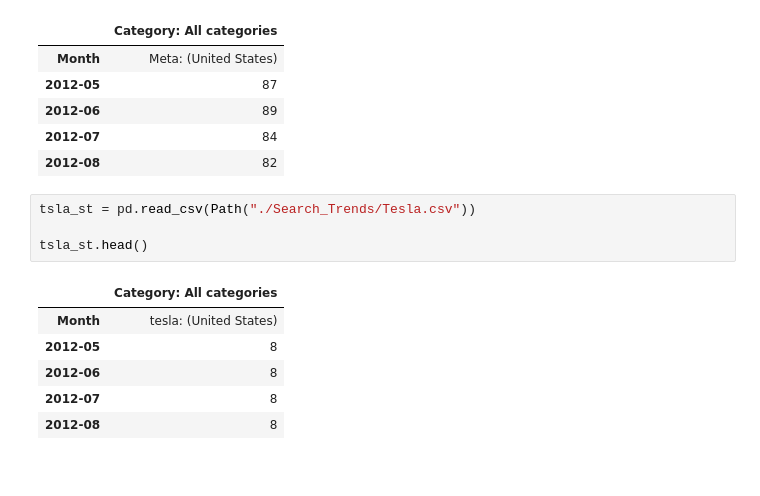
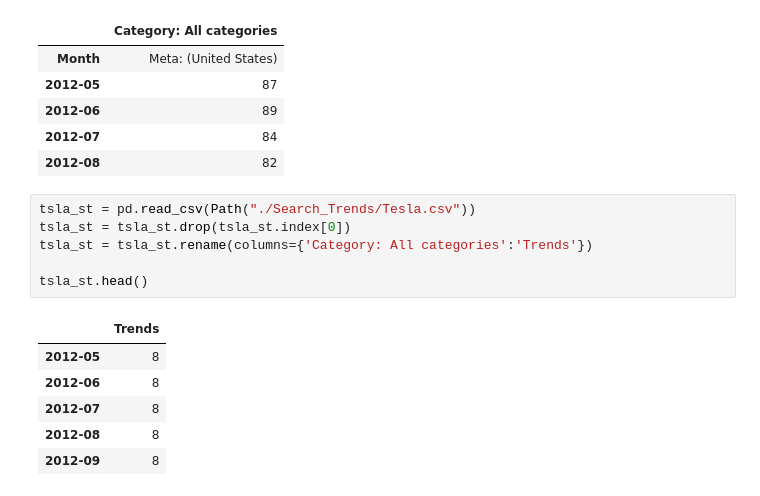
Before and after one commit to mattgifs/Project2, a Jupyter notebook: SearchTrends.ipynb, the cells around one changed output. Cells and saved outputs as stored; diff of their text form.

```diff
--- a/SearchTrends.ipynb
+++ b/SearchTrends.ipynb
@@ -35,12 +35,14 @@ meta_st.head()
 | 2012-08 | 82 |
 # %%
 tsla_st = pd.read_csv(Path("./Search_Trends/Tesla.csv"))
+tsla_st = tsla_st.drop(tsla_st.index[0])
+tsla_st = tsla_st.rename(columns={'Category: All categories':'Trends'})
 
 tsla_st.head()
 # %% [output]
-|  | Category: All categories |
-| Month | tesla: (United States) |
+|  | Trends |
 | 2012-05 | 8 |
 | 2012-06 | 8 |
 | 2012-07 | 8 |
 | 2012-08 | 8 |
+| 2012-09 | 8 |
```
Also changed, not shown: 1 other file.
